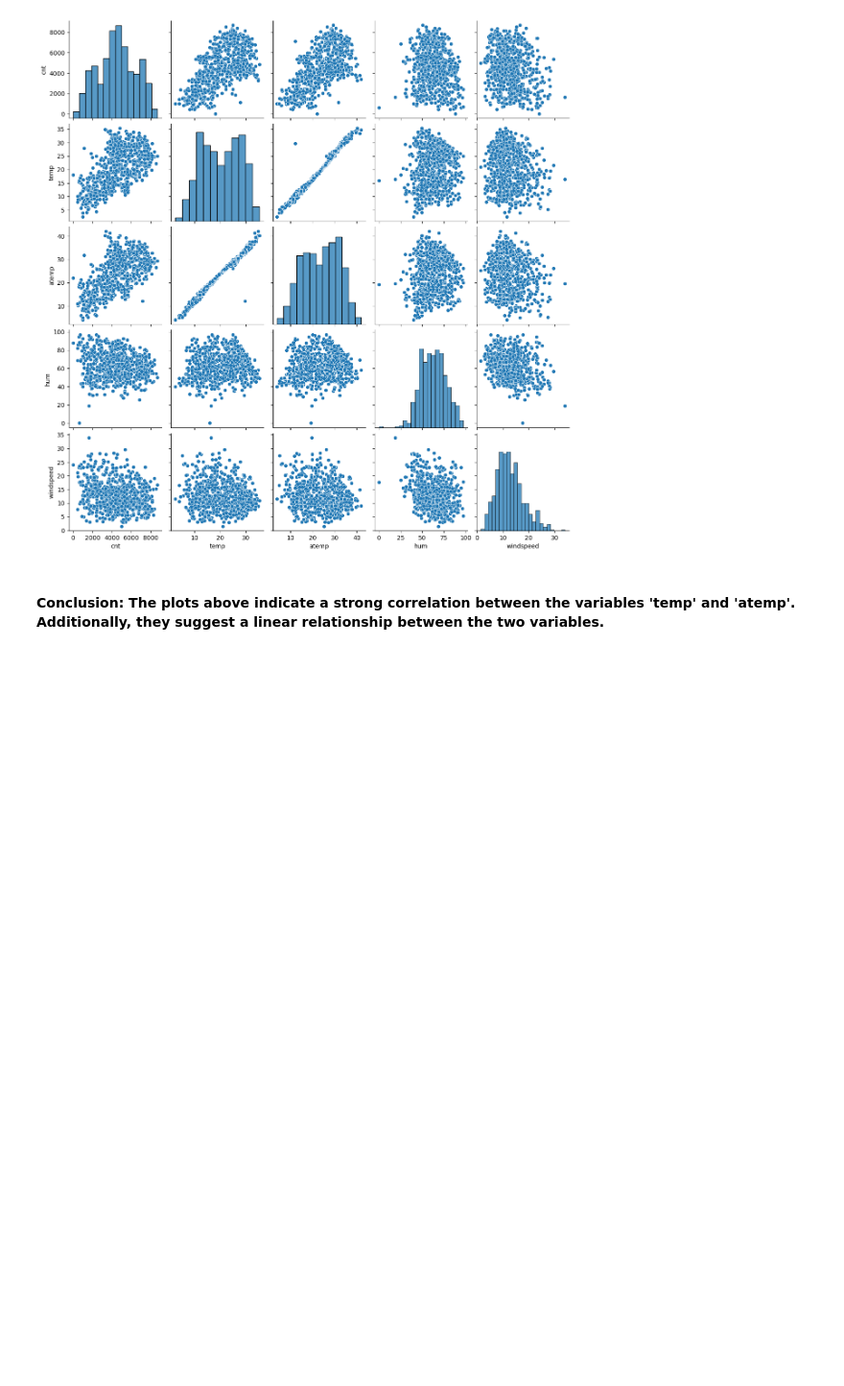
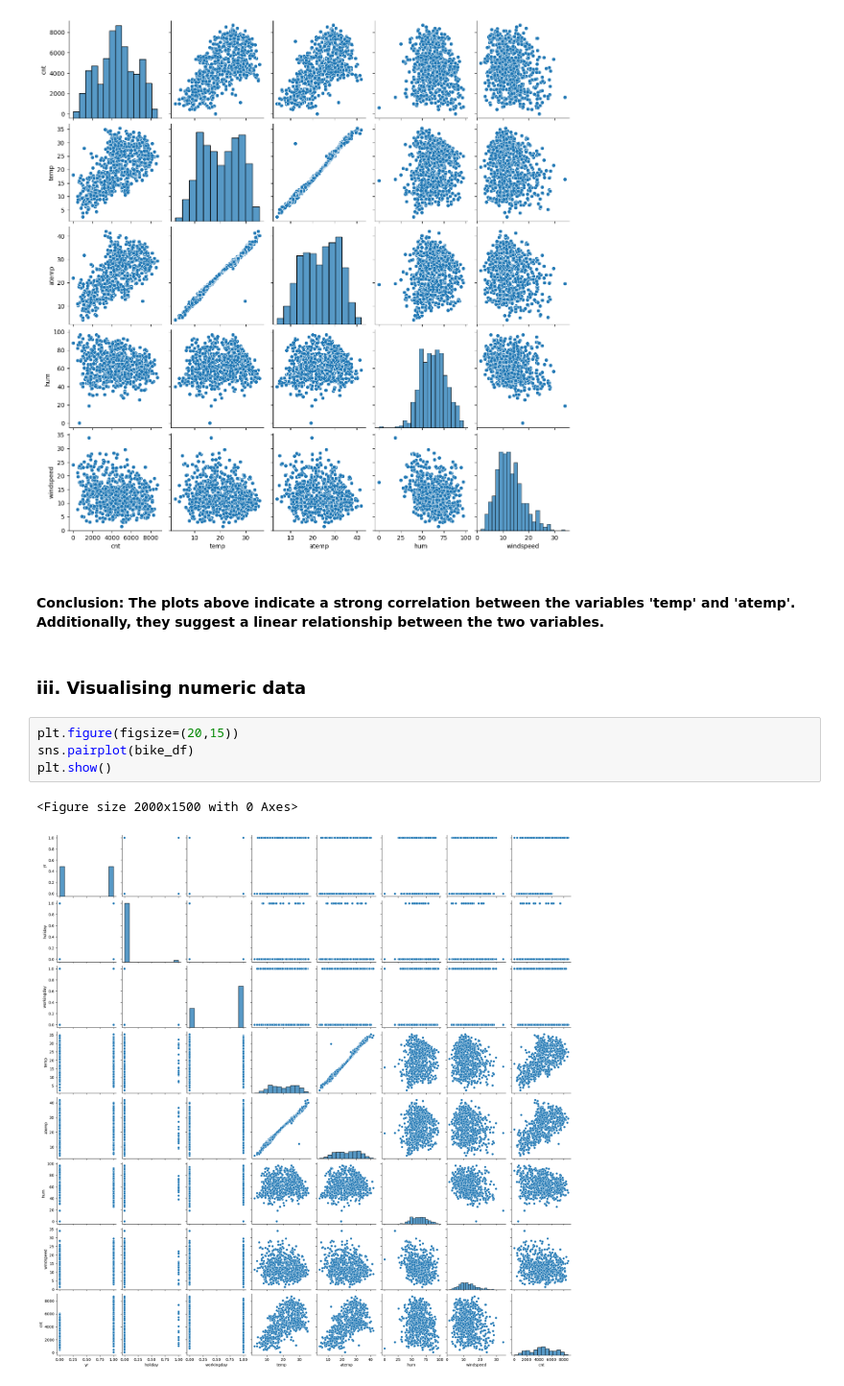
Before and after one commit to anagharavishankar/Regression_Bike_Sharing, a Jupyter notebook: Anagha_Ravishankar_Bike_Sharing.ipynb, the cells around one changed output. Shown at 96% size. Cells and saved outputs as stored; diff of their text form; blank space fills up the shorter version.

```diff
--- a/Anagha_Ravishankar_Bike_Sharing.ipynb
+++ b/Anagha_Ravishankar_Bike_Sharing.ipynb
@@ -236,3 +236,12 @@ plt.show()
 [figure]
 # %% [markdown]
 #### Conclusion: The plots above indicate a strong correlation between the variables 'temp' and 'atemp'. Additionally, they suggest a linear relationship between the two variables.
+# %% [markdown]
+### iii. Visualising numeric data
+# %%
+plt.figure(figsize=(20,15))
+sns.pairplot(bike_df)
+plt.show()
+# %% [output]
+<Figure size 2000x1500 with 0 Axes>
+[figure, added]
```
Also changed, not shown: parts of 6 cells of this notebook.
